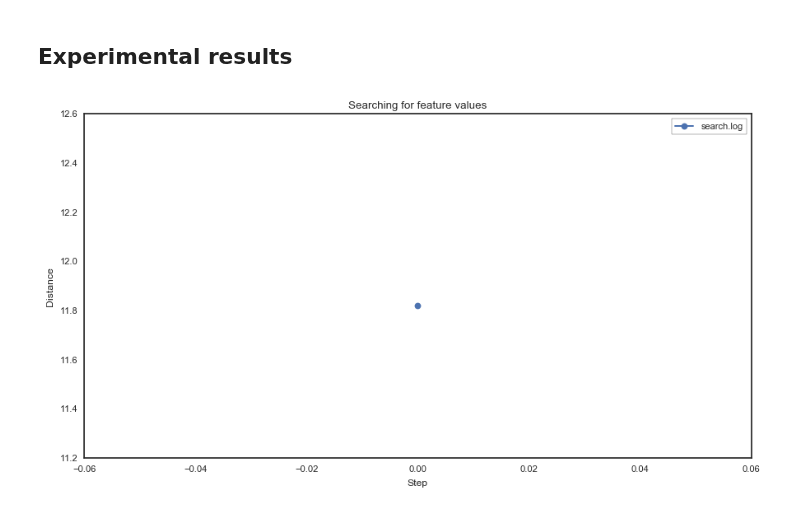
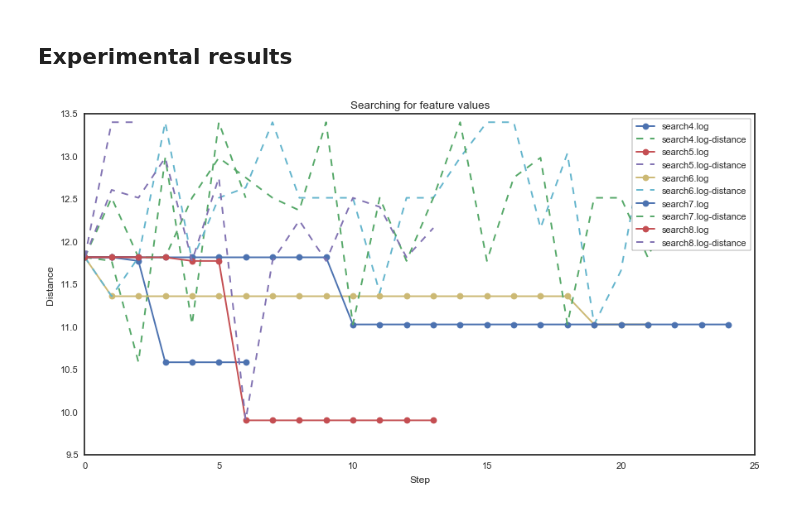
Before and after one commit to ChrisCummins/phd, a Jupyter notebook: lab/clgen/Search.ipynb, the cells around one changed output. Cells and saved outputs as stored; diff of their text form; code cells hidden in the pictures.

Commit message:
lab/clgen: Search resume

```diff
--- a/lab/clgen/Search.ipynb
+++ b/lab/clgen/Search.ipynb
@@ -30,35 +30,47 @@ from clgen import corpus
 # %%
 import matplotlib.pyplot as plt
 import seaborn as sns
 from labm8 import viz
 plt.style.use(["seaborn-white", "seaborn-paper"])
 
 def get_distances(log):
     """ return list of best distances per step """
-    bests = [log[0]['data']['distance']]
-    for entry in log:
-        if entry.get("name") == "step":
-            bests.append(entry['data']['best'])
-    return bests
+
+    return dates, bests
 
 logs = [
-    'search/search.log'
+    'search/search4.log',
+    'search/search5.log',
+    'search/search6.log',
+    'search/search7.log',
+    'search/search8.log',
 ]
 
 for log in logs:
     data = clgen.load_json_file(log)
-    y = get_distances(data)
-    x = range(len(y))
-    plt.errorbar(x, y, label=fs.basename(log), fmt='o-')
+    start_time = 0  # TODO: Convert date to timestamp: log[0]['date']
+    dates = [0]
+    bests = [data[0]['data']['distance']]
+    distances = [data[0]['data']['distance']]
+    for entry in data:
+        if entry.get("name") == "step":
+            timestamp = 0 # TODO: convert to time: entry.get("date")
+            time = timestamp - start_time # TODO:
+            dates.append(time)
+            bests.append(entry['data']['best'])
+            distances.append(entry['data']['distance'])
+
+    plt.errorbar(range(len(bests)), bests, label=fs.basename(log), fmt='o-')
+    plt.errorbar(range(len(bests)), distances, label=fs.basename(log) + "-distance", fmt='--')
 
 ax = plt.gca()
 plt.legend(loc='upper right')
 ax.get_legend().set_title("")
 ax.get_legend().draw_frame(True)
 
 plt.title("Searching for feature values")
 plt.xlabel("Step")
 plt.ylabel("Distance")
 viz.finalise(figsize=(9, 5))
 # %% [output]
-[figure, old version]
+[figure, new version]
```
Also changed, not shown: parts of 1 cell of this notebook, 1 other file.
